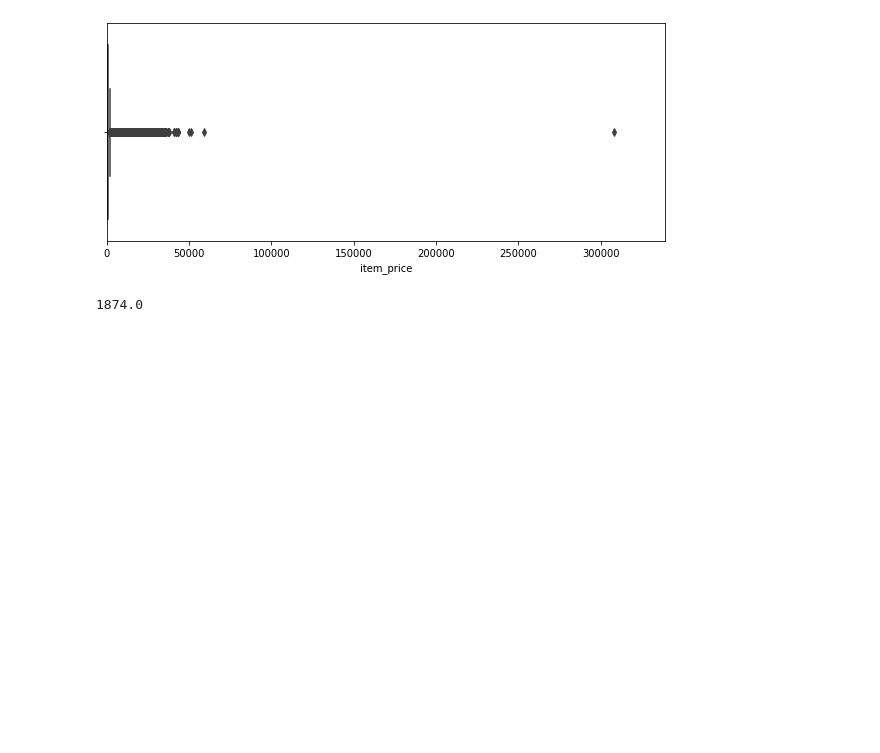
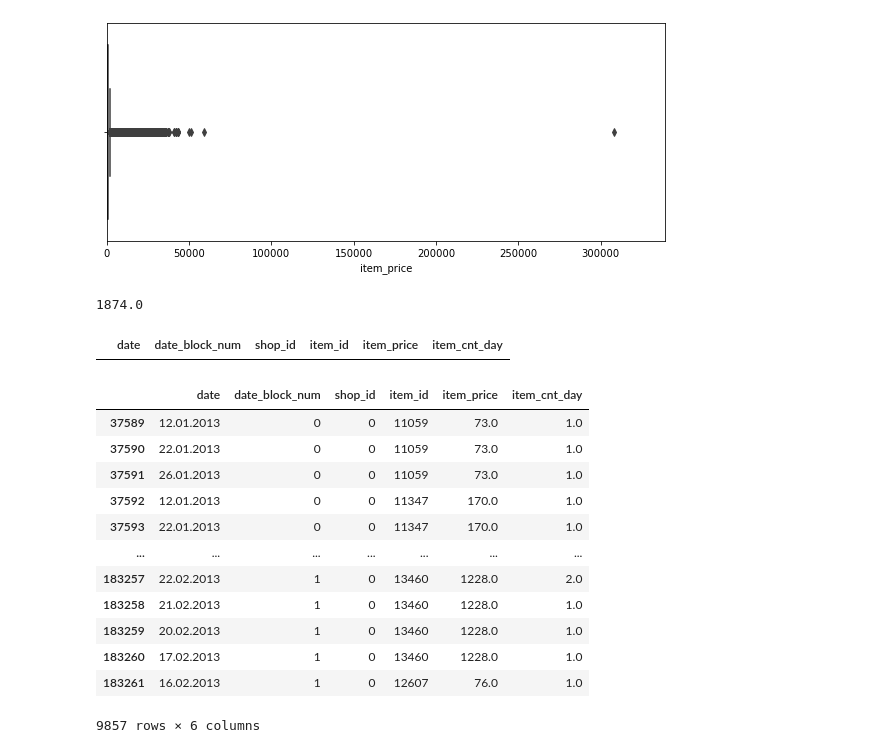
Before and after one commit to ducksfrogs/ma_kaggle, a Jupyter notebook: future_sales/feature_xgb.ipynb, the cells around one changed output. Drawn from its saved outputs; the diff is of its cells as text; code cells hidden in the pictures; blank space fills up the shorter version.

```diff
--- a/future_sales/feature_xgb.ipynb
+++ b/future_sales/feature_xgb.ipynb
@@ -53,3 +53,29 @@ train.loc[train.item_price<0, 'item_price'] = median
 median
 # %% [output]
 1874.0
+# %%
+train.loc[train.shop_id == 0, 'shop_id'] = 57
+test.loc[test.shop_id == 0, 'shop_id'] =57
+
+train.loc[train.shop_id == 1, 'shop_id'] = 58
+test.loc[test.shop_id == 1, 'shop_id'] = 58
+# %%
+train.loc[train.shop_id == 0]
+# %% [output]
+|  | date | date_block_num | shop_id | item_id | item_price | item_cnt_day |
+# %%
+train.loc[train['shop_id']==0]
+# %% [output]
+|  | date | date_block_num | shop_id | item_id | item_price | item_cnt_day |
+| 37589 | 12.01.2013 | 0 | 0 | 11059 | 73.0 | 1.0 |
+| 37590 | 22.01.2013 | 0 | 0 | 11059 | 73.0 | 1.0 |
+| 37591 | 26.01.2013 | 0 | 0 | 11059 | 73.0 | 1.0 |
+| 37592 | 12.01.2013 | 0 | 0 | 11347 | 170.0 | 1.0 |
+| 37593 | 22.01.2013 | 0 | 0 | 11347 | 170.0 | 1.0 |
+| ... | ... | ... | ... | ... | ... | ... |
+| 183257 | 22.02.2013 | 1 | 0 | 13460 | 1228.0 | 2.0 |
+| 183258 | 21.02.2013 | 1 | 0 | 13460 | 1228.0 | 1.0 |
+| 183259 | 20.02.2013 | 1 | 0 | 13460 | 1228.0 | 1.0 |
+| 183260 | 17.02.2013 | 1 | 0 | 13460 | 1228.0 | 1.0 |
+| 183261 | 16.02.2013 | 1 | 0 | 12607 | 76.0 | 1.0 |
+9857 rows × 6 columns
```
Also changed, not shown: parts of 9 cells of this notebook, 1 other file.
